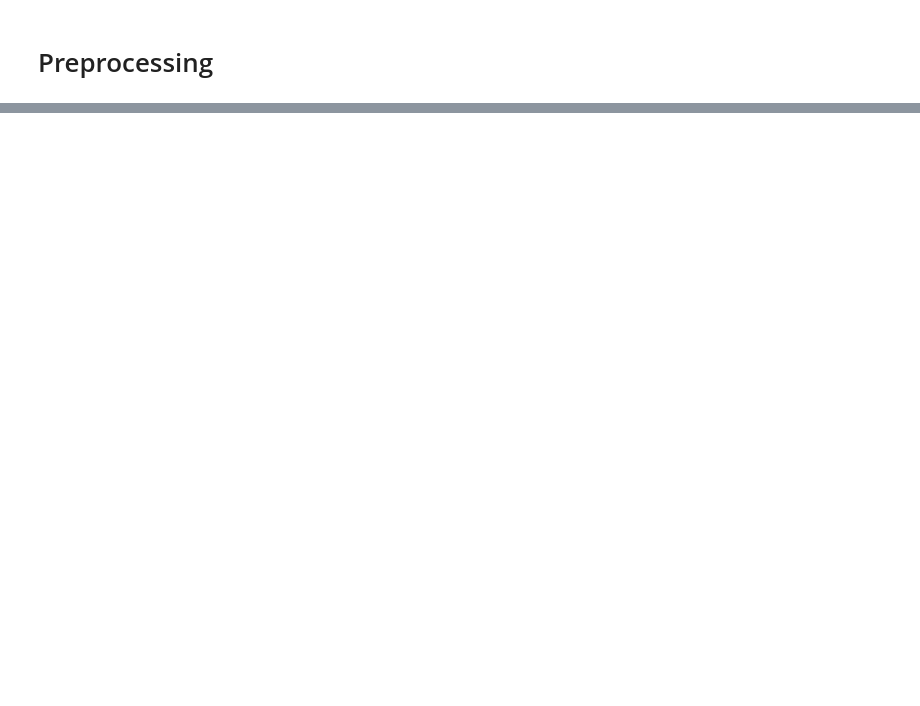
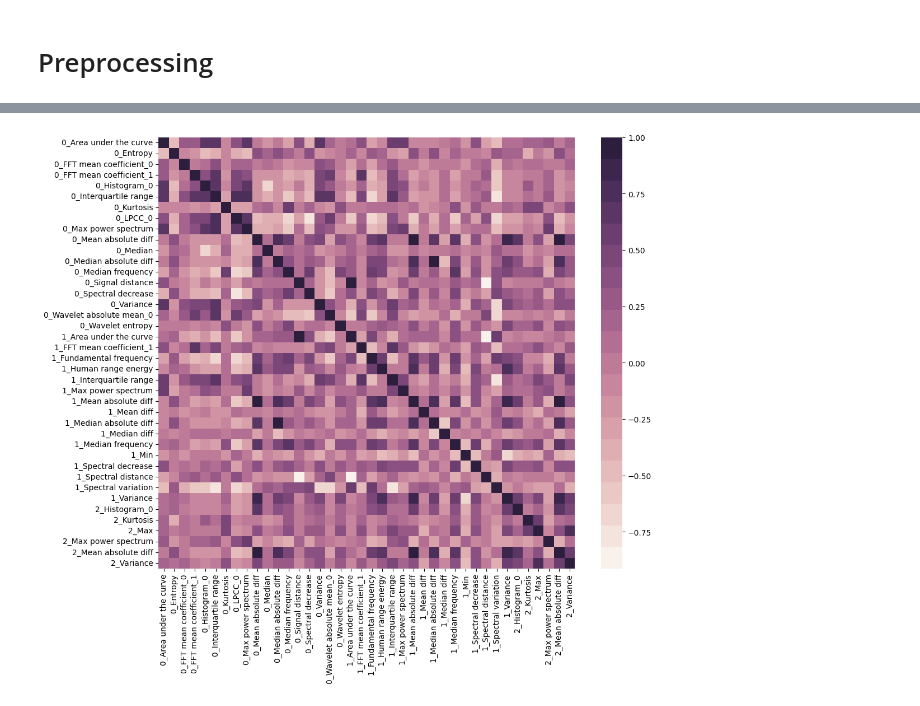
Before and after one commit to SmearyTundra/slhd-challenge, a Jupyter notebook: notebooks/preprocess.ipynb, the cells around one changed output, grey strips where cells are left out. Drawn from its saved outputs; the diff is of its cells as text; code cells hidden in the pictures; blank space fills up the shorter version.

Commit message:
Preprocessing and Feature selection

```diff
--- a/notebooks/preprocess.ipynb
+++ b/notebooks/preprocess.ipynb
@@ -34,0 +168,14 @@ plt.plot(df[ind]['time'],df[ind]['z'], color = 'g')
+# %%
+# Normalising Features
+std_scaler = StandardScaler()
+
+X_train_scaled = std_scaler.fit_transform(X_train)
+X_train = pd.DataFrame(X_train_scaled, columns= X_train.columns)
+X_test_scaled = std_scaler.transform(X_test)
+X_test = pd.DataFrame(X_test_scaled, columns= X_test.columns)
+# %%
+# Feature selection using Support Vector Classification
+
+sfs = SequentialFeatureSelector(SVC(), k_features=50, verbose=2, cv=2, n_jobs=8)
+sfs.fit(X_train, Y_train)
+SequentialFeatureSelector(estimator=KNeighborsClassifier(n_neighbors=3),n_features_to_select=40)
@@ -34,0 +201,8 @@ plt.plot(df[ind]['time'],df[ind]['z'], color = 'g')
+# %%
+from sklearn.feature_selection import SequentialFeatureSelector
+
+# Feature selection using KNN
+knn = KNeighborsClassifier(n_neighbors=3)
+sfs = SequentialFeatureSelector(knn, n_features_to_select=40)
+sfs.fit(X_train, Y_train)
+SequentialFeatureSelector(estimator=KNeighborsClassifier(n_neighbors=3),n_features_to_select=40)
@@ -34,0 +225,4 @@ plt.plot(df[ind]['time'],df[ind]['z'], color = 'g')
+# %%
+# Features selected by KNN
+col_numbers = [0,2,3,4,6,8,9,10,14,17,19,20,22,24,26,30,31,32,33,37,38,40,41,47,50,51,53,54,55,56,59,60,62,63,72,75,79,80,83,96]
+X_train.columns[col_numbers]
@@ -34,0 +245,8 @@ plt.plot(df[ind]['time'],df[ind]['z'], color = 'g')
+# %%
+# Corrplot of final features
+plt.figure(figsize=(12,10))
+ax=sns.heatmap(X_train.iloc[:,col_numbers].corr(), annot=False, cmap=sns.cubehelix_palette(20,  light=0.95, dark=0.15))
+ax.xaxis.tick_top
+plt.show()
+# %% [output]
+[figure, added]
```
Also changed, not shown: parts of 16 cells of this notebook.
